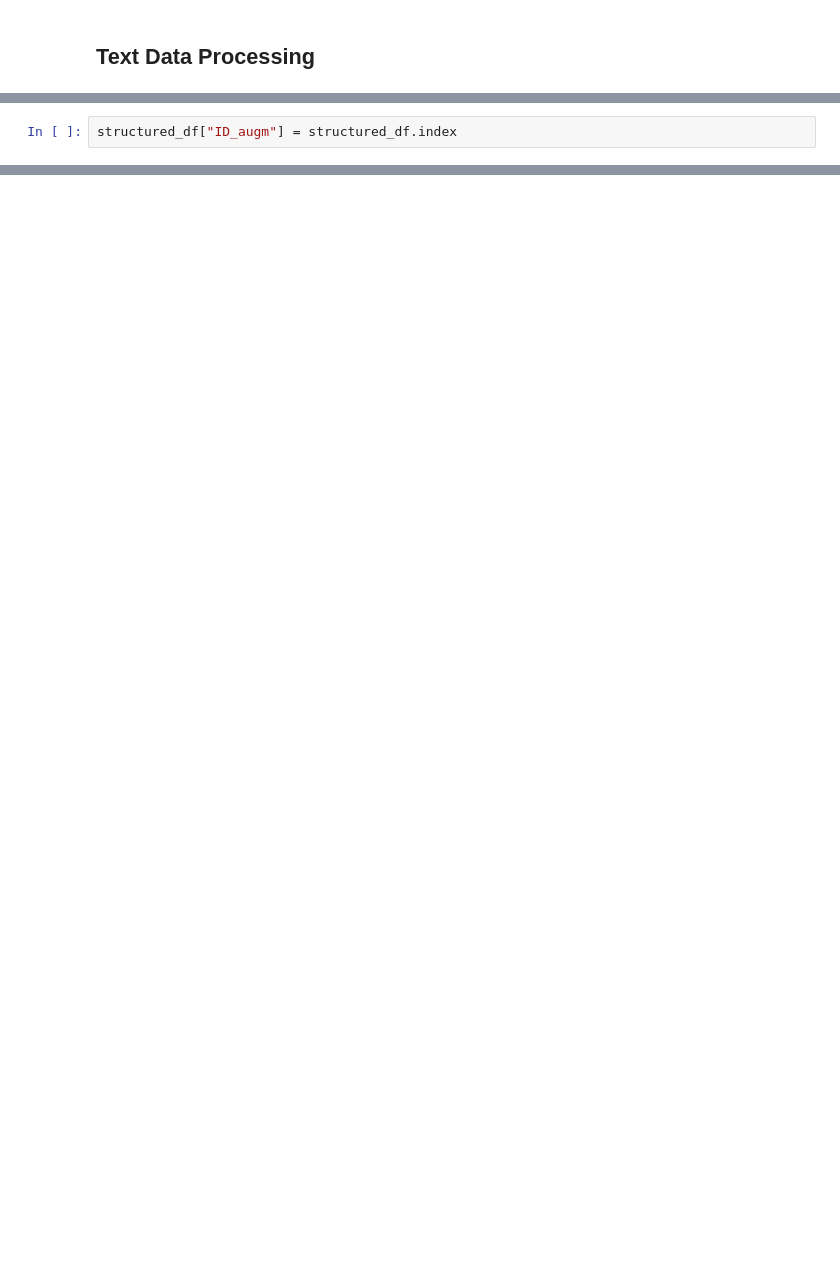
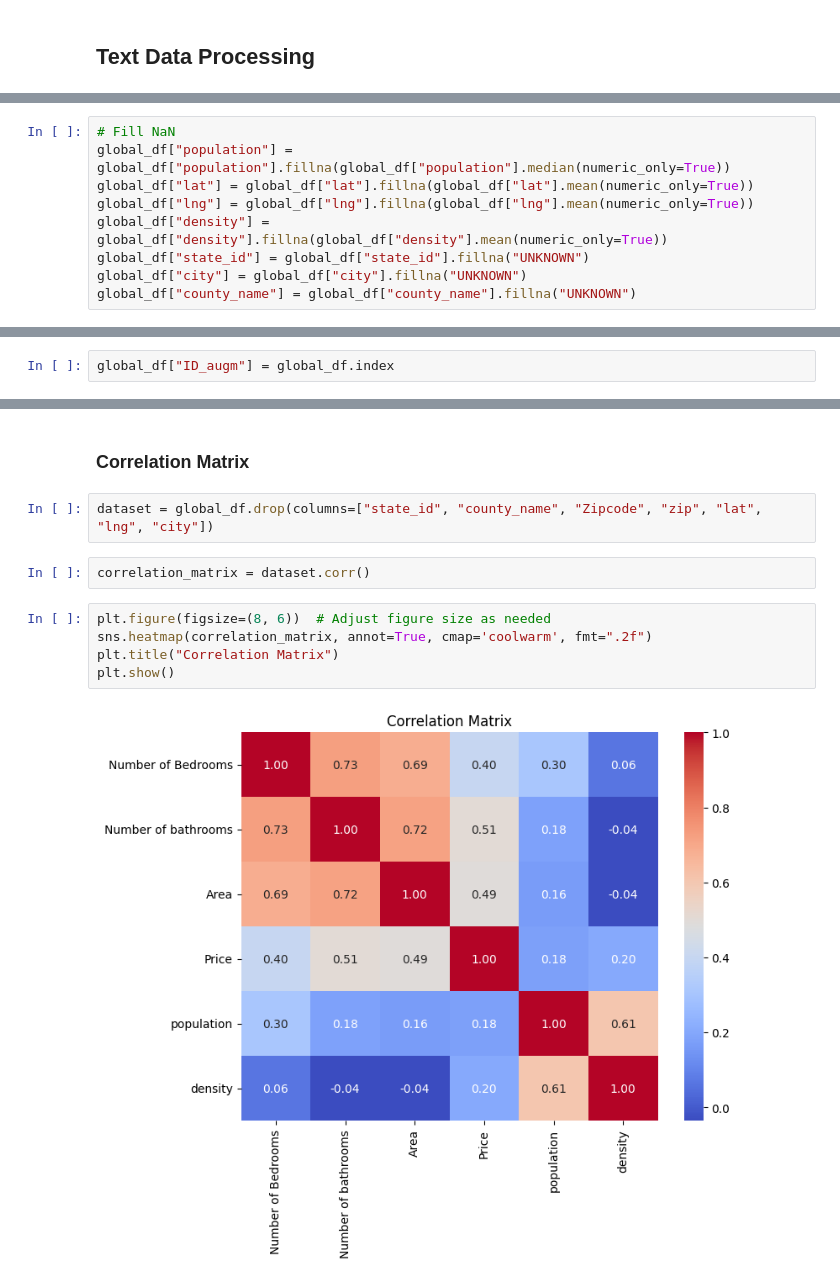
Before and after one commit to florian-morel22/House-pricing-ML, a Jupyter notebook: data_processing.ipynb, the cells around one changed output, grey strips where cells are left out. Cells and saved outputs as stored; diff of their text form; blank space fills up the shorter version.

Commit message:
text processing + image processing

```diff
--- a/data_processing.ipynb
+++ b/data_processing.ipynb
@@ -133,0 +212,9 @@ for idx in structured_df.index:
+# %%
+# Fill NaN
+global_df["population"] = global_df["population"].fillna(global_df["population"].median(numeric_only=True))
+global_df["lat"] = global_df["lat"].fillna(global_df["lat"].mean(numeric_only=True))
+global_df["lng"] = global_df["lng"].fillna(global_df["lng"].mean(numeric_only=True))
+global_df["density"] = global_df["density"].fillna(global_df["density"].mean(numeric_only=True))
+global_df["state_id"] = global_df["state_id"].fillna("UNKNOWN")
+global_df["city"] = global_df["city"].fillna("UNKNOWN")
+global_df["county_name"] = global_df["county_name"].fillna("UNKNOWN")
@@ -134,3 +225,3 @@ for idx in structured_df.index:
 # %%
-structured_df["ID_augm"] = structured_df.index
+global_df["ID_augm"] = global_df.index
 # %%
@@ -150,0 +279,13 @@ Error:
+# %% [markdown]
+### Correlation Matrix
+# %%
+dataset = global_df.drop(columns=["state_id", "county_name", "Zipcode", "zip", "lat", "lng", "city"])
+# %%
+correlation_matrix = dataset.corr()
+# %%
+plt.figure(figsize=(8, 6))  # Adjust figure size as needed
+sns.heatmap(correlation_matrix, annot=True, cmap='coolwarm', fmt=".2f")
+plt.title("Correlation Matrix")
+plt.show()
+# %% [output]
+[figure, added]
```
Also changed, not shown: parts of 40 cells of this notebook.
